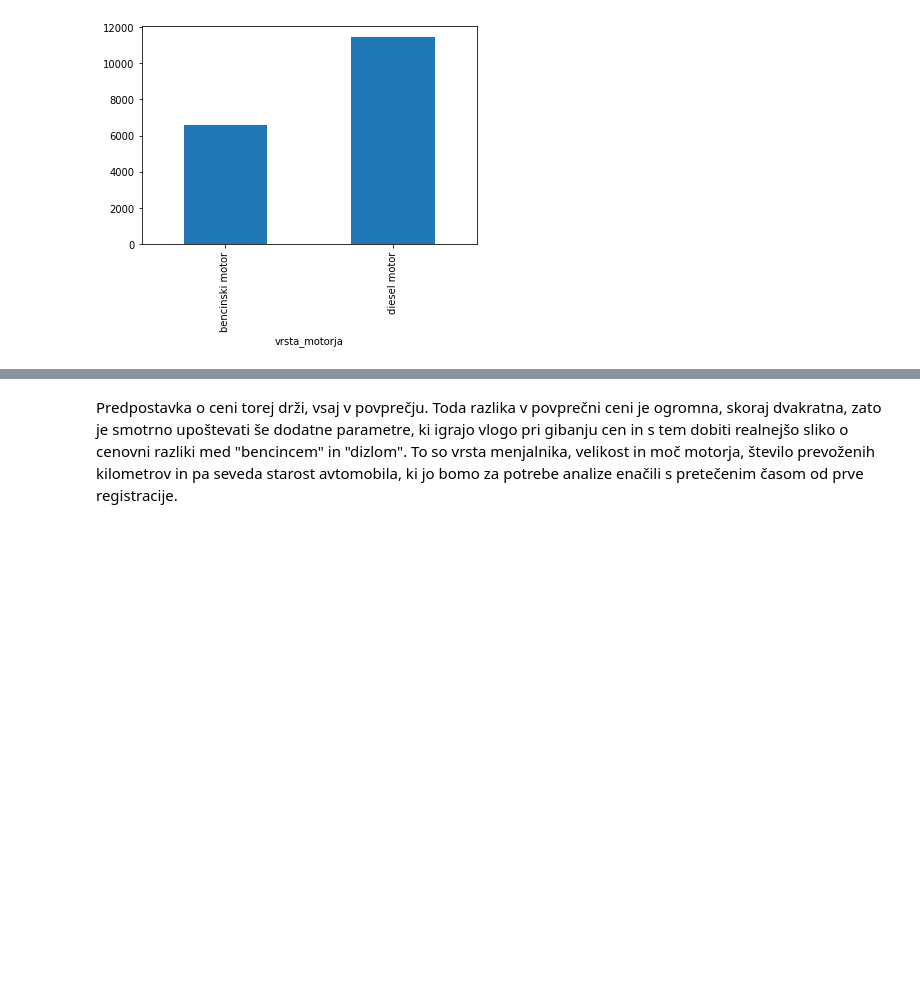
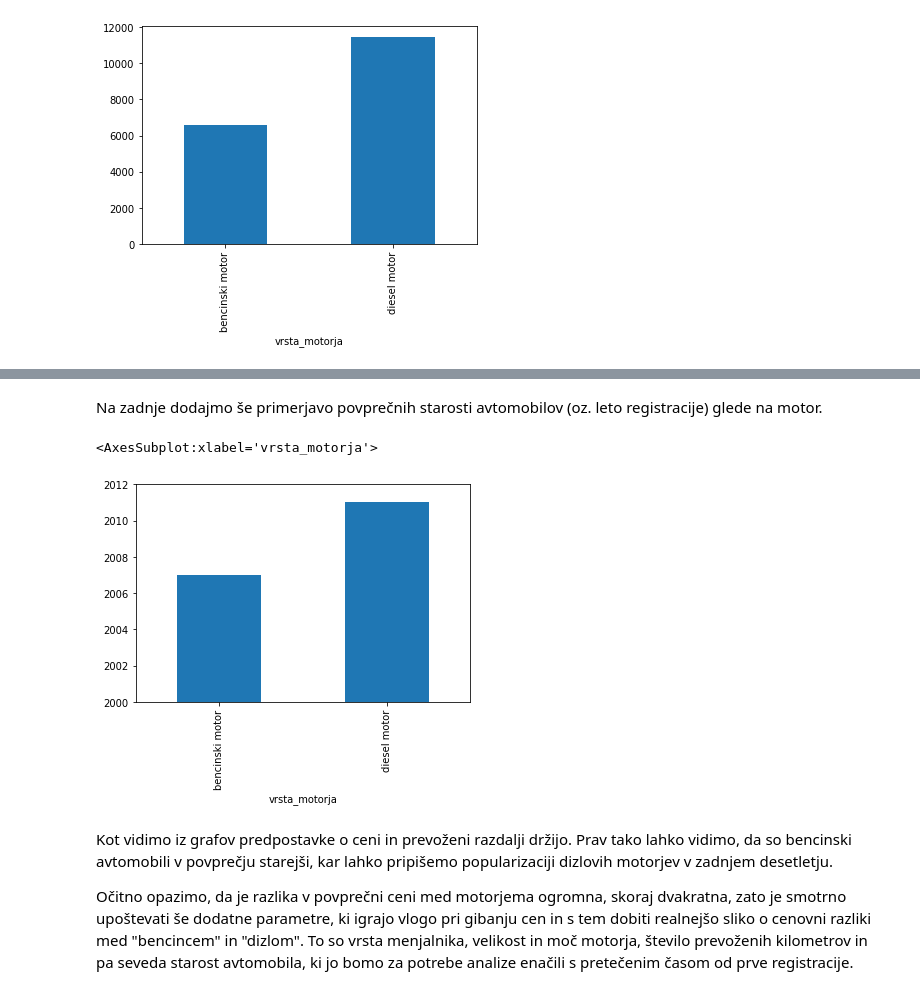
Before and after one commit to timotejstibilj/Avtomobili, a Jupyter notebook: Analiza rabljenih avtomobilov na avto.net.ipynb, the cells around one changed output, grey strips where cells are left out. Cells and saved outputs as stored; diff of their text form; code cells hidden in the pictures; blank space fills up the shorter version.

```diff
--- a/Analiza rabljenih avtomobilov na avto.net.ipynb
+++ b/Analiza rabljenih avtomobilov na avto.net.ipynb
@@ -89,2 +151,11 @@ izbrana_motorja.cena.mean().round().plot.bar(x = "vrsta_motorja", y = izbrana_mo
+# %% [markdown]
+Na zadnje dodajmo še primerjavo povprečnih starosti avtomobilov (oz. leto registracije) glede na motor.
+# %%
+izbrana_motorja.leto_prve_registracije.mean().round().plot.bar(x = "vrsta_motorja", y = izbrana_motorja.leto_prve_registracije, ylim=(2000, 2012))
+# %% [output]
+<AxesSubplot:xlabel='vrsta_motorja'>
+[figure, added]
 # %% [markdown]
-Predpostavka o ceni torej drži, vsaj v povprečju. Toda razlika v povprečni ceni je ogromna, skoraj dvakratna, zato je smotrno upoštevati še dodatne parametre, ki igrajo vlogo pri gibanju cen in s tem dobiti realnejšo sliko o cenovni razliki med "bencincem" in "dizlom". To so vrsta menjalnika, velikost in moč motorja, število prevoženih kilometrov in pa seveda starost avtomobila, ki jo bomo za potrebe analize enačili s pretečenim časom od prve registracije.
+Kot vidimo iz grafov predpostavke o ceni in prevoženi razdalji držijo. Prav tako lahko vidimo, da so bencinski avtomobili v povprečju starejši, kar lahko pripišemo popularizaciji dizlovih motorjev v zadnjem desetletju.
+
+Očitno opazimo, da je razlika v povprečni ceni med motorjema ogromna, skoraj dvakratna, zato je smotrno upoštevati še dodatne parametre, ki igrajo vlogo pri gibanju cen in s tem dobiti realnejšo sliko o cenovni razliki med "bencincem" in "dizlom". To so vrsta menjalnika, velikost in moč motorja, število prevoženih kilometrov in pa seveda starost avtomobila, ki jo bomo za potrebe analize enačili s pretečenim časom od prve registracije.
```
Also changed, not shown: parts of 35 cells of this notebook, 2 other files.
